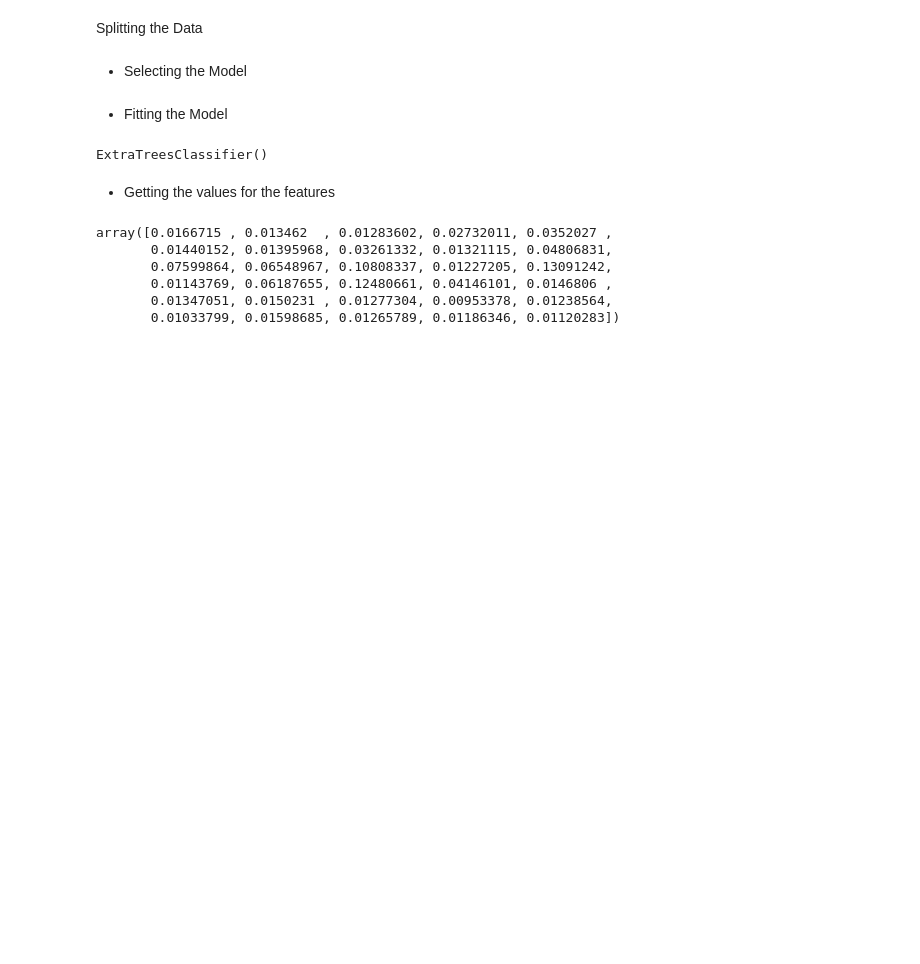
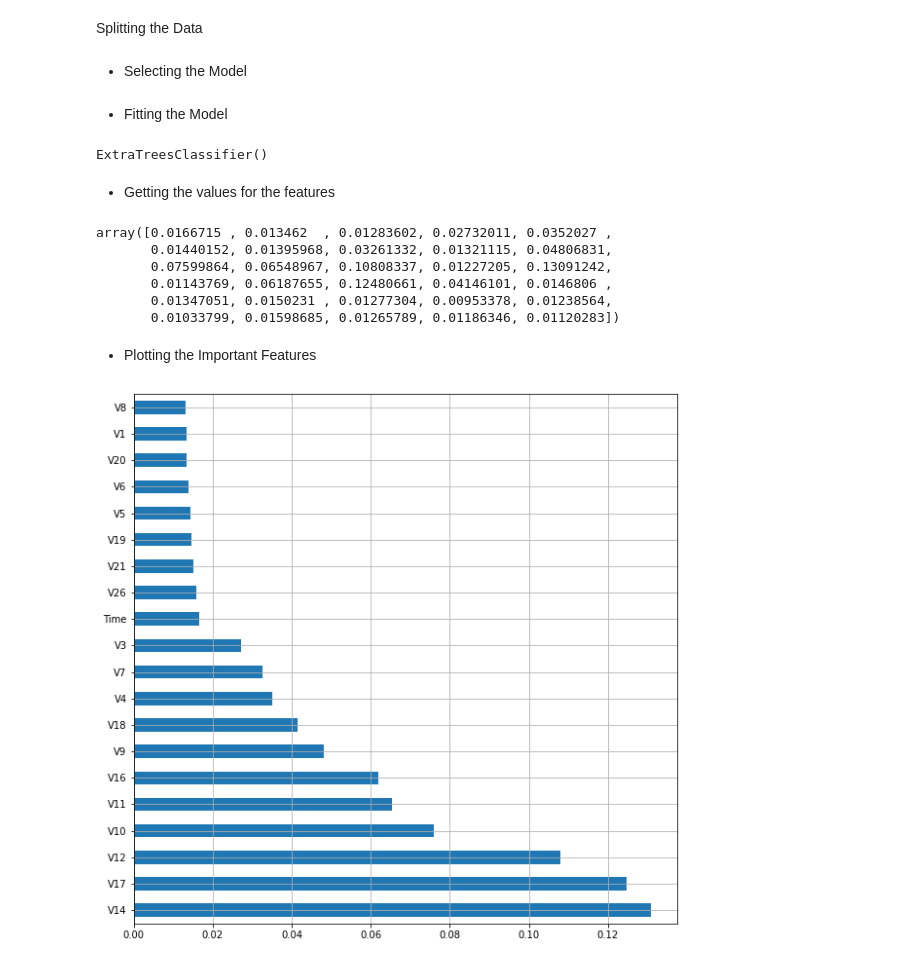
Before and after one commit to Naveen-Karanamu/CreditCard-Fraud-Detection, a Jupyter notebook: main.ipynb, the cells around one changed output. Saved outputs shown, nothing was run; the diff lists cells and outputs as text; code cells hidden in the pictures; blank space fills up the shorter version.

```diff
--- a/main.ipynb
+++ b/main.ipynb
@@ -163,3 +163,12 @@ array([0.0166715 , 0.013462  , 0.01283602, 0.02732011, 0.0352027 ,
        0.01143769, 0.06187655, 0.12480661, 0.04146101, 0.0146806 ,
        0.01347051, 0.0150231 , 0.01277304, 0.00953378, 0.01238564,
        0.01033799, 0.01598685, 0.01265789, 0.01186346, 0.01120283])
+# %% [markdown]
+* Plotting the Important Features
+# %%
+plt.figure(figsize=(10,10))
+feat=pd.Series(model.feature_importances_,index=x.columns)
+feat.nlargest(20).plot(kind='barh')
+plt.grid()
+# %% [output]
+[figure, added]
```
